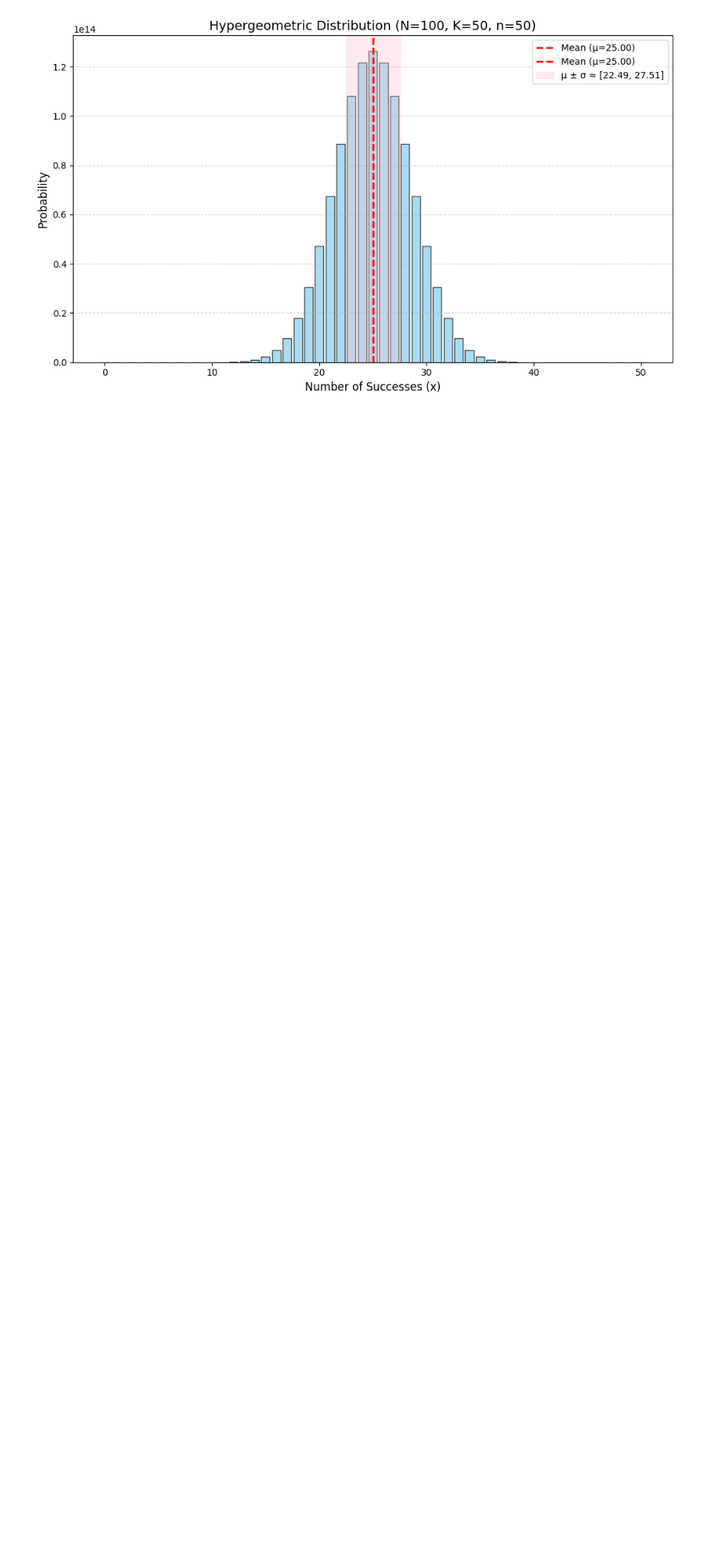
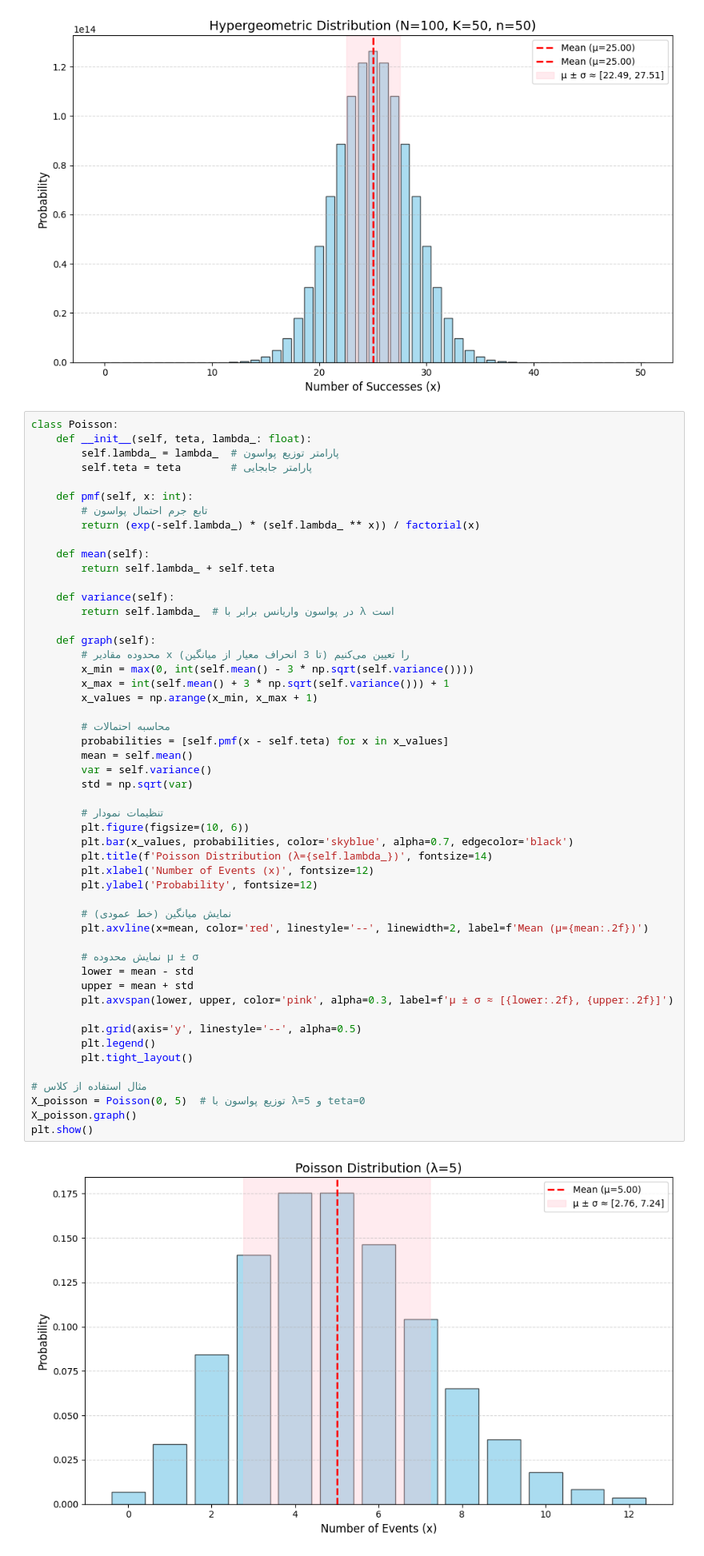
Before and after one commit to ThRahmani/TA-Probability1-Distributions-Notebook, a Jupyter notebook: probability1.ipynb, the cells around one changed output. Shown at 80% size. Drawn from its saved outputs; the diff is of its cells as text; blank space fills up the shorter version.

```diff
--- a/probability1.ipynb
+++ b/probability1.ipynb
@@ -262,3 +262,56 @@ X5 = Hypergeometric(0, 100,50,50)
 X5.graph()
 # %% [output]
 [figure]
+# %%
+class Poisson:
+    def __init__(self, teta, lambda_: float):
+        self.lambda_ = lambda_  # پارامتر توزیع پواسون
+        self.teta = teta        # پارامتر جابجایی
+
+    def pmf(self, x: int):
+        # تابع جرم احتمال پواسون
+        return (exp(-self.lambda_) * (self.lambda_ ** x)) / factorial(x)
+
+    def mean(self):
+        return self.lambda_ + self.teta
+
+    def variance(self):
+        return self.lambda_  # در پواسون واریانس برابر با λ است
+
+    def graph(self):
+        # محدوده مقادیر x را تعیین می‌کنیم (تا 3 انحراف معیار از میانگین)
+        x_min = max(0, int(self.mean() - 3 * np.sqrt(self.variance())))
+        x_max = int(self.mean() + 3 * np.sqrt(self.variance())) + 1
+        x_values = np.arange(x_min, x_max + 1)
+
+        # محاسبه احتمالات
+        probabilities = [self.pmf(x - self.teta) for x in x_values]
+        mean = self.mean()
+        var = self.variance()
+        std = np.sqrt(var)
+
+        # تنظیمات نمودار
+        plt.figure(figsize=(10, 6))
+        plt.bar(x_values, probabilities, color='skyblue', alpha=0.7, edgecolor='black')
+        plt.title(f'Poisson Distribution (λ={self.lambda_})', fontsize=14)
+        plt.xlabel('Number of Events (x)', fontsize=12)
+        plt.ylabel('Probability', fontsize=12)
+
+        # نمایش میانگین (خط عمودی)
+        plt.axvline(x=mean, color='red', linestyle='--', linewidth=2, label=f'Mean (μ={mean:.2f})')
+
+        # نمایش محدوده μ ± σ
+        lower = mean - std
+        upper = mean + std
+        plt.axvspan(lower, upper, color='pink', alpha=0.3, label=f'μ ± σ ≈ [{lower:.2f}, {upper:.2f}]')
+
+        plt.grid(axis='y', linestyle='--', alpha=0.5)
+        plt.legend()
+        plt.tight_layout()
+
+# مثال استفاده از کلاس
+X_poisson = Poisson(0, 5)  # توزیع پواسون با λ=5 و teta=0
+X_poisson.graph()
+plt.show()
+# %% [output]
+[figure, added]
```
Also changed, not shown: parts of 15 cells of this notebook.
